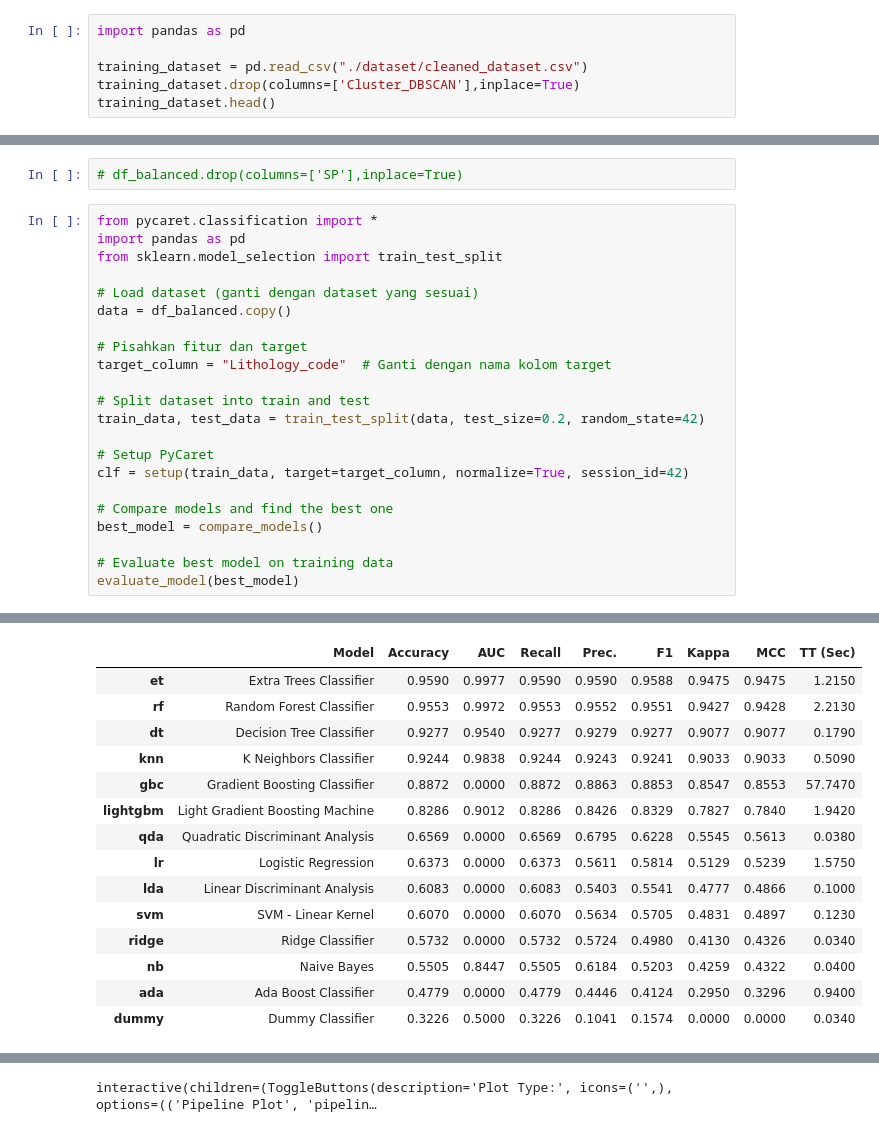
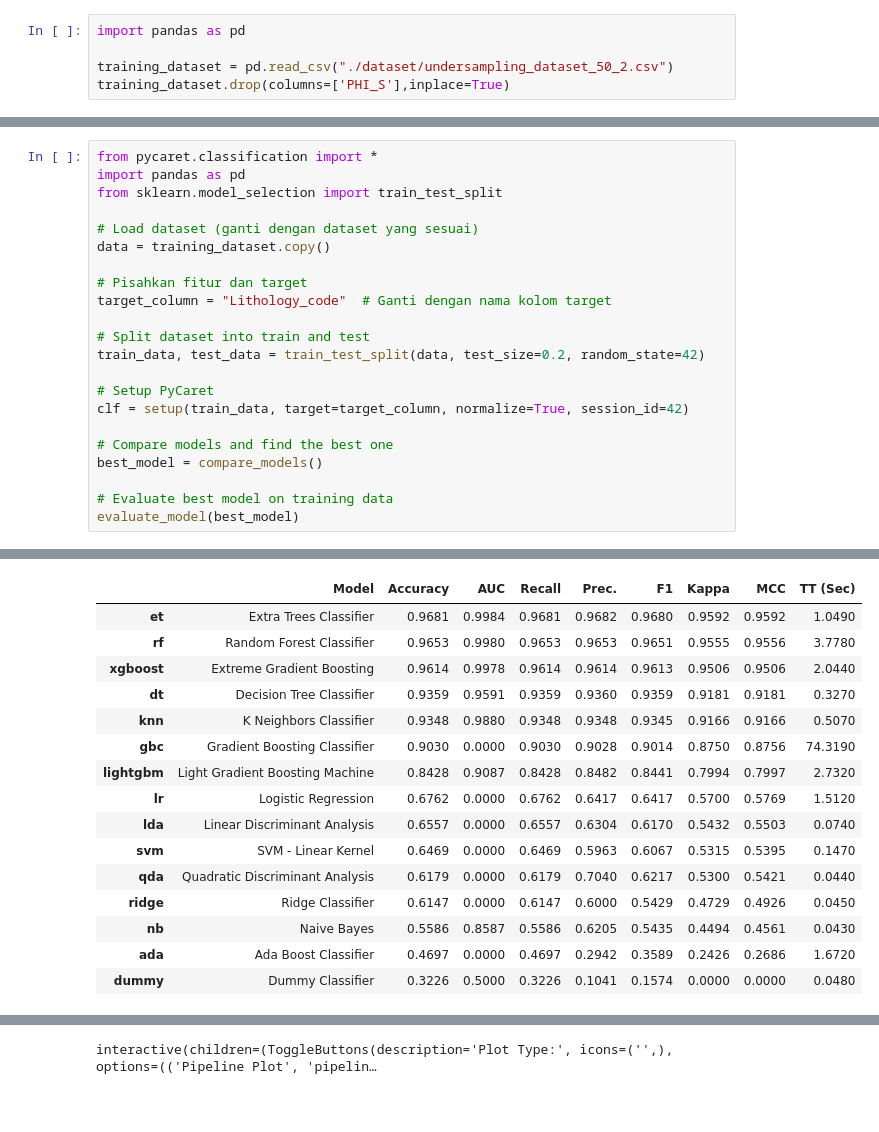
Before and after one commit to IvanSholana/ManuFact, a Jupyter notebook: modelling.ipynb, the cells around one changed output, grey strips where cells are left out. Cells and saved outputs as stored; diff of their text form; blank space fills up the shorter version.

```diff
--- a/modelling.ipynb
+++ b/modelling.ipynb
@@ -1,6 +1,5 @@
 # %%
 import pandas as pd
 
-training_dataset = pd.read_csv("./dataset/cleaned_dataset.csv")
-training_dataset.drop(columns=['Cluster_DBSCAN'],inplace=True)
-training_dataset.head()
+training_dataset = pd.read_csv("./dataset/undersampling_dataset_50_2.csv")
+training_dataset.drop(columns=['PHI_S'],inplace=True)
@@ -108,12 +78,10 @@ df_balanced
-# %%
-# df_balanced.drop(columns=['SP'],inplace=True)
 # %%
 from pycaret.classification import *
 import pandas as pd
 from sklearn.model_selection import train_test_split
 
 # Load dataset (ganti dengan dataset yang sesuai)
-data = df_balanced.copy()
+data = training_dataset.copy()
 
 # Pisahkan fitur dan target
 target_column = "Lithology_code"  # Ganti dengan nama kolom target
@@ -150,19 +118,20 @@ evaluate_model(best_model)
 [interactive output not drawn]
 |  | Model | Accuracy | AUC | Recall | Prec. | F1 | Kappa | MCC | TT (Sec) |
-| et | Extra Trees Classifier | 0.9590 | 0.9977 | 0.9590 | 0.9590 | 0.9588 | 0.9475 | 0.9475 | 1.2150 |
-| rf | Random Forest Classifier | 0.9553 | 0.9972 | 0.9553 | 0.9552 | 0.9551 | 0.9427 | 0.9428 | 2.2130 |
-| dt | Decision Tree Classifier | 0.9277 | 0.9540 | 0.9277 | 0.9279 | 0.9277 | 0.9077 | 0.9077 | 0.1790 |
-| knn | K Neighbors Classifier | 0.9244 | 0.9838 | 0.9244 | 0.9243 | 0.9241 | 0.9033 | 0.9033 | 0.5090 |
-| gbc | Gradient Boosting Classifier | 0.8872 | 0.0000 | 0.8872 | 0.8863 | 0.8853 | 0.8547 | 0.8553 | 57.7470 |
-| lightgbm | Light Gradient Boosting Machine | 0.8286 | 0.9012 | 0.8286 | 0.8426 | 0.8329 | 0.7827 | 0.7840 | 1.9420 |
-| qda | Quadratic Discriminant Analysis | 0.6569 | 0.0000 | 0.6569 | 0.6795 | 0.6228 | 0.5545 | 0.5613 | 0.0380 |
-| lr | Logistic Regression | 0.6373 | 0.0000 | 0.6373 | 0.5611 | 0.5814 | 0.5129 | 0.5239 | 1.5750 |
-| lda | Linear Discriminant Analysis | 0.6083 | 0.0000 | 0.6083 | 0.5403 | 0.5541 | 0.4777 | 0.4866 | 0.1000 |
-| svm | SVM - Linear Kernel | 0.6070 | 0.0000 | 0.6070 | 0.5634 | 0.5705 | 0.4831 | 0.4897 | 0.1230 |
-| ridge | Ridge Classifier | 0.5732 | 0.0000 | 0.5732 | 0.5724 | 0.4980 | 0.4130 | 0.4326 | 0.0340 |
-| nb | Naive Bayes | 0.5505 | 0.8447 | 0.5505 | 0.6184 | 0.5203 | 0.4259 | 0.4322 | 0.0400 |
-| ada | Ada Boost Classifier | 0.4779 | 0.0000 | 0.4779 | 0.4446 | 0.4124 | 0.2950 | 0.3296 | 0.9400 |
-| dummy | Dummy Classifier | 0.3226 | 0.5000 | 0.3226 | 0.1041 | 0.1574 | 0.0000 | 0.0000 | 0.0340 |
+| et | Extra Trees Classifier | 0.9681 | 0.9984 | 0.9681 | 0.9682 | 0.9680 | 0.9592 | 0.9592 | 1.0490 |
+| rf | Random Forest Classifier | 0.9653 | 0.9980 | 0.9653 | 0.9653 | 0.9651 | 0.9555 | 0.9556 | 3.7780 |
+| xgboost | Extreme Gradient Boosting | 0.9614 | 0.9978 | 0.9614 | 0.9614 | 0.9613 | 0.9506 | 0.9506 | 2.0440 |
+| dt | Decision Tree Classifier | 0.9359 | 0.9591 | 0.9359 | 0.9360 | 0.9359 | 0.9181 | 0.9181 | 0.3270 |
+| knn | K Neighbors Classifier | 0.9348 | 0.9880 | 0.9348 | 0.9348 | 0.9345 | 0.9166 | 0.9166 | 0.5070 |
+| gbc | Gradient Boosting Classifier | 0.9030 | 0.0000 | 0.9030 | 0.9028 | 0.9014 | 0.8750 | 0.8756 | 74.3190 |
+| lightgbm | Light Gradient Boosting Machine | 0.8428 | 0.9087 | 0.8428 | 0.8482 | 0.8441 | 0.7994 | 0.7997 | 2.7320 |
+| lr | Logistic Regression | 0.6762 | 0.0000 | 0.6762 | 0.6417 | 0.6417 | 0.5700 | 0.5769 | 1.5120 |
+| lda | Linear Discriminant Analysis | 0.6557 | 0.0000 | 0.6557 | 0.6304 | 0.6170 | 0.5432 | 0.5503 | 0.0740 |
+| svm | SVM - Linear Kernel | 0.6469 | 0.0000 | 0.6469 | 0.5963 | 0.6067 | 0.5315 | 0.5395 | 0.1470 |
+| qda | Quadratic Discriminant Analysis | 0.6179 | 0.0000 | 0.6179 | 0.7040 | 0.6217 | 0.5300 | 0.5421 | 0.0440 |
+| ridge | Ridge Classifier | 0.6147 | 0.0000 | 0.6147 | 0.6000 | 0.5429 | 0.4729 | 0.4926 | 0.0450 |
+| nb | Naive Bayes | 0.5586 | 0.8587 | 0.5586 | 0.6205 | 0.5435 | 0.4494 | 0.4561 | 0.0430 |
+| ada | Ada Boost Classifier | 0.4697 | 0.0000 | 0.4697 | 0.2942 | 0.3589 | 0.2426 | 0.2686 | 1.6720 |
+| dummy | Dummy Classifier | 0.3226 | 0.5000 | 0.3226 | 0.1041 | 0.1574 | 0.0000 | 0.0000 | 0.0480 |
 [interactive output not drawn]
 interactive(children=(ToggleButtons(description='Plot Type:', icons=('',), options=(('Pipeline Plot', 'pipelin…
 # %%
```
Also changed, not shown: parts of 14 cells of this notebook, 3 other files.
